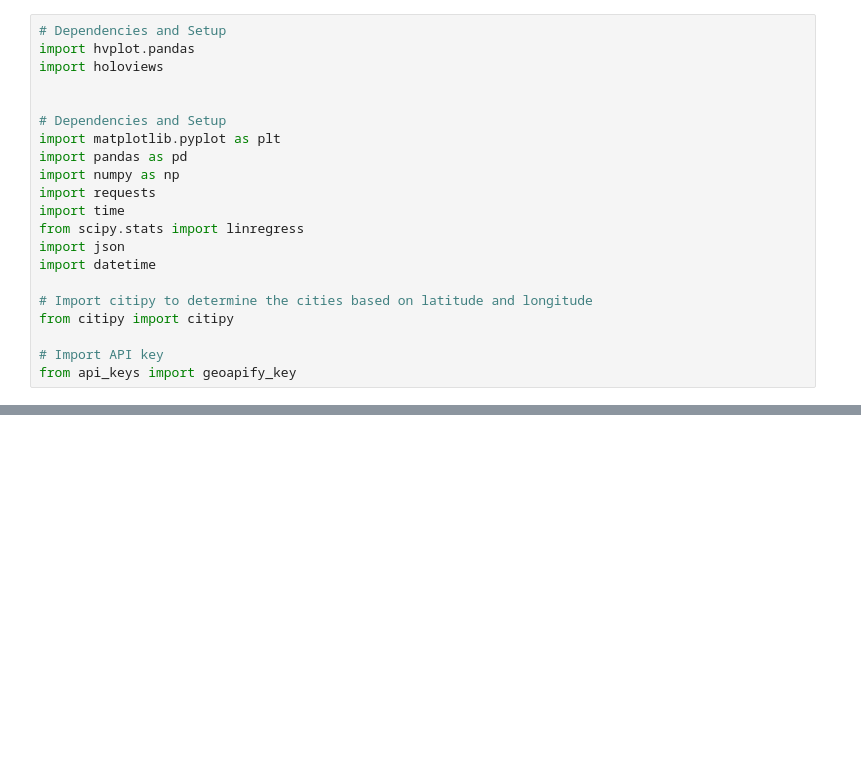
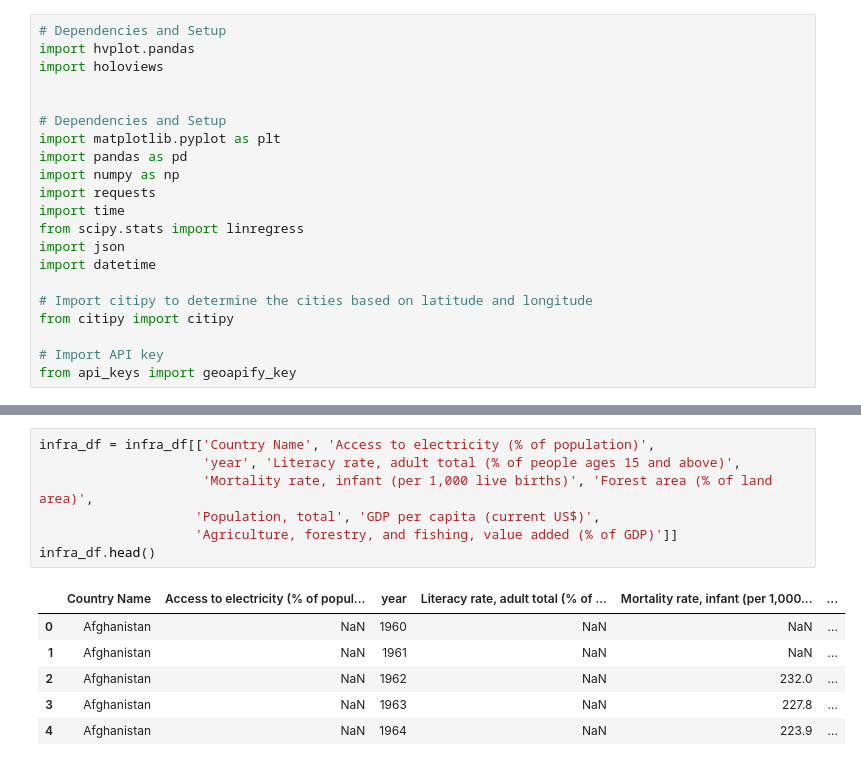
Before and after one commit to cburgyan/project1_happiness, a Jupyter notebook: pro1_happiness.ipynb, the cells around one changed output, grey strips where cells are left out. Saved outputs shown, nothing was run; the diff lists cells and outputs as text; blank space fills up the shorter version.

```diff
--- a/pro1_happiness.ipynb
+++ b/pro1_happiness.ipynb
@@ -521,0 +473,14 @@ plt.show()
+# %%
+infra_df = infra_df[['Country Name', 'Access to electricity (% of population)',
+                     'year', 'Literacy rate, adult total (% of people ages 15 and above)',
+                     'Mortality rate, infant (per 1,000 live births)', 'Forest area (% of land area)',
+                    'Population, total', 'GDP per capita (current US$)',
+                    'Agriculture, forestry, and fishing, value added (% of GDP)']]
+infra_df.head()
+# %% [output]
+|  | Country Name | Access to electricity (% of popul... | year | Literacy rate, adult total (% of ... | Mortality rate, infant (per 1,000... | ... |
+| 0 | Afghanistan | NaN | 1960 | NaN | NaN | ... |
+| 1 | Afghanistan | NaN | 1961 | NaN | NaN | ... |
+| 2 | Afghanistan | NaN | 1962 | NaN | 232.0 | ... |
+| 3 | Afghanistan | NaN | 1963 | NaN | 227.8 | ... |
+| 4 | Afghanistan | NaN | 1964 | NaN | 223.9 | ... |
```
Also changed, not shown: parts of 44 cells of this notebook, 1 other file.
